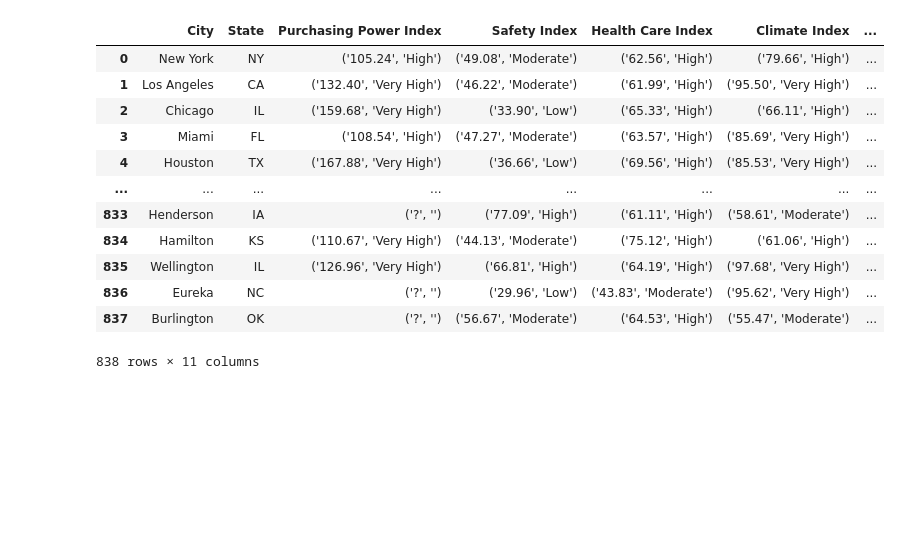
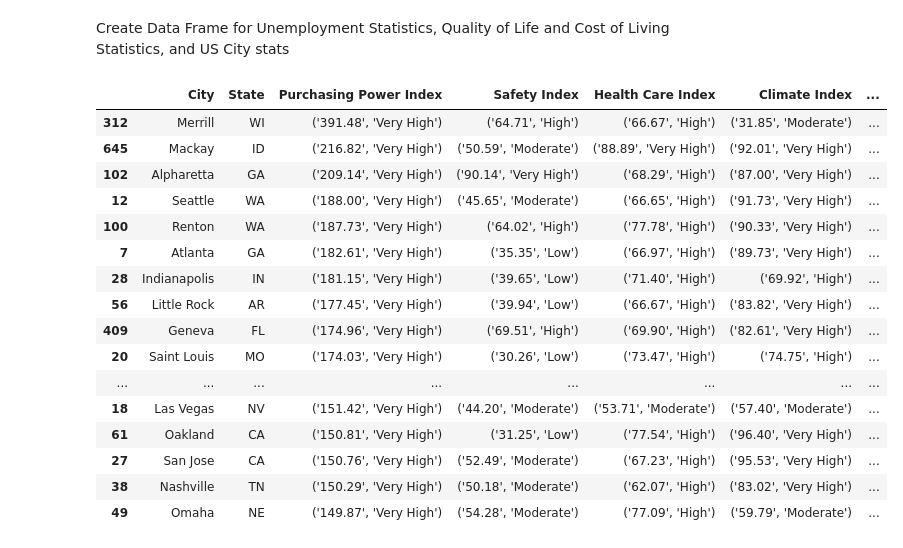
Before and after one commit to michaelyiu1/Cost_of_Living_Project, a Jupyter notebook: data_visualization.ipynb, the cells around one changed output. Cells and saved outputs as stored; diff of their text form; code cells hidden in the pictures; blank space fills up the shorter version.

```diff
--- a/data_visualization.ipynb
+++ b/data_visualization.ipynb
@@ -8,4 +1,16 @@ unemployment_desc = unemployment_df.sort_values(by='Unemployment Rate',ascending
+# %% [markdown]
+Create Data Frame for Unemployment Statistics, Quality of Life and Cost of Living Statistics, and US City stats
 # %%
+import pandas as pd
+import ast
+
+#Unemployment Rate
+unemployment_df = pd.read_csv('city_unemployment_rate.csv')
+unemployment_df = unemployment_df.sort_values(by='Unemployment Rate',ascending=False)
+
+#Labor Force per City
+labor_df = pd.read_csv('city_labor_force_population.csv')
+labor_df = labor_df.sort_values(by='Labor Force Population',ascending=False)
 
 #Quality of Life Ratings
 quality_life_df = pd.read_csv('quality_of_life.csv')
@@ -13,18 +18,17 @@ quality_life_df = pd.read_csv('quality_of_life.csv')
 #Cost of Living statistics
 cost_living_df = pd.read_csv('cost_of_living.csv')
 # cost_living_df.head()
-quality_life_df
+# quality_life_df
+
+#US Cities
+cities_df = pd.read_csv('uscities.csv')
+city_density_df = cities_df.sort_values(by='density',ascending=False)
+city_population_df = cities_df.sort_values(by='population',ascending=False)
+# cities_df.head()
+
+# Function to safely convert string -> tuple
+def str_to_tuple(val):
+    try:
+        return ast.literal_eval(val)
+    except (ValueError, SyntaxError):
+        return None
-# %% [output]
-|  | City | State | Purchasing Power Index | Safety Index | Health Care Index | Climate Index | ... |
-| 0 | New York | NY | ('105.24', 'High') | ('49.08', 'Moderate') | ('62.56', 'High') | ('79.66', 'High') | ... |
-| 1 | Los Angeles | CA | ('132.40', 'Very High') | ('46.22', 'Moderate') | ('61.99', 'High') | ('95.50', 'Very High') | ... |
-| 2 | Chicago | IL | ('159.68', 'Very High') | ('33.90', 'Low') | ('65.33', 'High') | ('66.11', 'High') | ... |
-| 3 | Miami | FL | ('108.54', 'High') | ('47.27', 'Moderate') | ('63.57', 'High') | ('85.69', 'Very High') | ... |
-| 4 | Houston | TX | ('167.88', 'Very High') | ('36.66', 'Low') | ('69.56', 'High') | ('85.53', 'Very High') | ... |
-| ... | ... | ... | ... | ... | ... | ... | ... |
-| 833 | Henderson | IA | ('?', '') | ('77.09', 'High') | ('61.11', 'High') | ('58.61', 'Moderate') | ... |
-| 834 | Hamilton | KS | ('110.67', 'Very High') | ('44.13', 'Moderate') | ('75.12', 'High') | ('61.06', 'High') | ... |
-| 835 | Wellington | IL | ('126.96', 'Very High') | ('66.81', 'High') | ('64.19', 'High') | ('97.68', 'Very High') | ... |
-| 836 | Eureka | NC | ('?', '') | ('29.96', 'Low') | ('43.83', 'Moderate') | ('95.62', 'Very High') | ... |
-| 837 | Burlington | OK | ('?', '') | ('56.67', 'Moderate') | ('64.53', 'High') | ('55.47', 'Moderate') | ... |
-838 rows × 11 columns
@@ -36,0 +35,39 @@ city_population_df = cities_df.sort_values(by='population',ascending=False)
+# %%
+def extract_value(val):
+    t = str_to_tuple(val)
+    if t and t[0] != '?':
+        try:
+            index_value = float(t[0])
+            return index_value
+        except:
+            return None
+    else:
+        return None
+
+df_purchase_power = quality_life_df.sort_values(
+    by= 'Purchasing Power Index',
+    key= lambda col: col.map(extract_value),
+    ascending= False,
+    na_position='last'
+)
+
+df_purchase_power = df_purchase_power.drop_duplicates(subset=['City'], keep='first')
+df_purchase_power.head(50)
+# %% [output]
+|  | City | State | Purchasing Power Index | Safety Index | Health Care Index | Climate Index | ... |
+| 312 | Merrill | WI | ('391.48', 'Very High') | ('64.71', 'High') | ('66.67', 'High') | ('31.85', 'Moderate') | ... |
+| 645 | Mackay | ID | ('216.82', 'Very High') | ('50.59', 'Moderate') | ('88.89', 'Very High') | ('92.01', 'Very High') | ... |
+| 102 | Alpharetta | GA | ('209.14', 'Very High') | ('90.14', 'Very High') | ('68.29', 'High') | ('87.00', 'Very High') | ... |
+| 12 | Seattle | WA | ('188.00', 'Very High') | ('45.65', 'Moderate') | ('66.65', 'High') | ('91.73', 'Very High') | ... |
+| 100 | Renton | WA | ('187.73', 'Very High') | ('64.02', 'High') | ('77.78', 'High') | ('90.33', 'Very High') | ... |
+| 7 | Atlanta | GA | ('182.61', 'Very High') | ('35.35', 'Low') | ('66.97', 'High') | ('89.73', 'Very High') | ... |
+| 28 | Indianapolis | IN | ('181.15', 'Very High') | ('39.65', 'Low') | ('71.40', 'High') | ('69.92', 'High') | ... |
+| 56 | Little Rock | AR | ('177.45', 'Very High') | ('39.94', 'Low') | ('66.67', 'High') | ('83.82', 'Very High') | ... |
+| 409 | Geneva | FL | ('174.96', 'Very High') | ('69.51', 'High') | ('69.90', 'High') | ('82.61', 'Very High') | ... |
+| 20 | Saint Louis | MO | ('174.03', 'Very High') | ('30.26', 'Low') | ('73.47', 'High') | ('74.75', 'High') | ... |
+| ... | ... | ... | ... | ... | ... | ... | ... |
+| 18 | Las Vegas | NV | ('151.42', 'Very High') | ('44.20', 'Moderate') | ('53.71', 'Moderate') | ('57.40', 'Moderate') | ... |
+| 61 | Oakland | CA | ('150.81', 'Very High') | ('31.25', 'Low') | ('77.54', 'High') | ('96.40', 'Very High') | ... |
+| 27 | San Jose | CA | ('150.76', 'Very High') | ('52.49', 'Moderate') | ('67.23', 'High') | ('95.53', 'Very High') | ... |
+| 38 | Nashville | TN | ('150.29', 'Very High') | ('50.18', 'Moderate') | ('62.07', 'High') | ('83.02', 'Very High') | ... |
+| 49 | Omaha | NE | ('149.87', 'Very High') | ('54.28', 'Moderate') | ('77.09', 'High') | ('59.79', 'Moderate') | ... |
```
Also changed, not shown: parts of 12 cells of this notebook, 2 other files.
